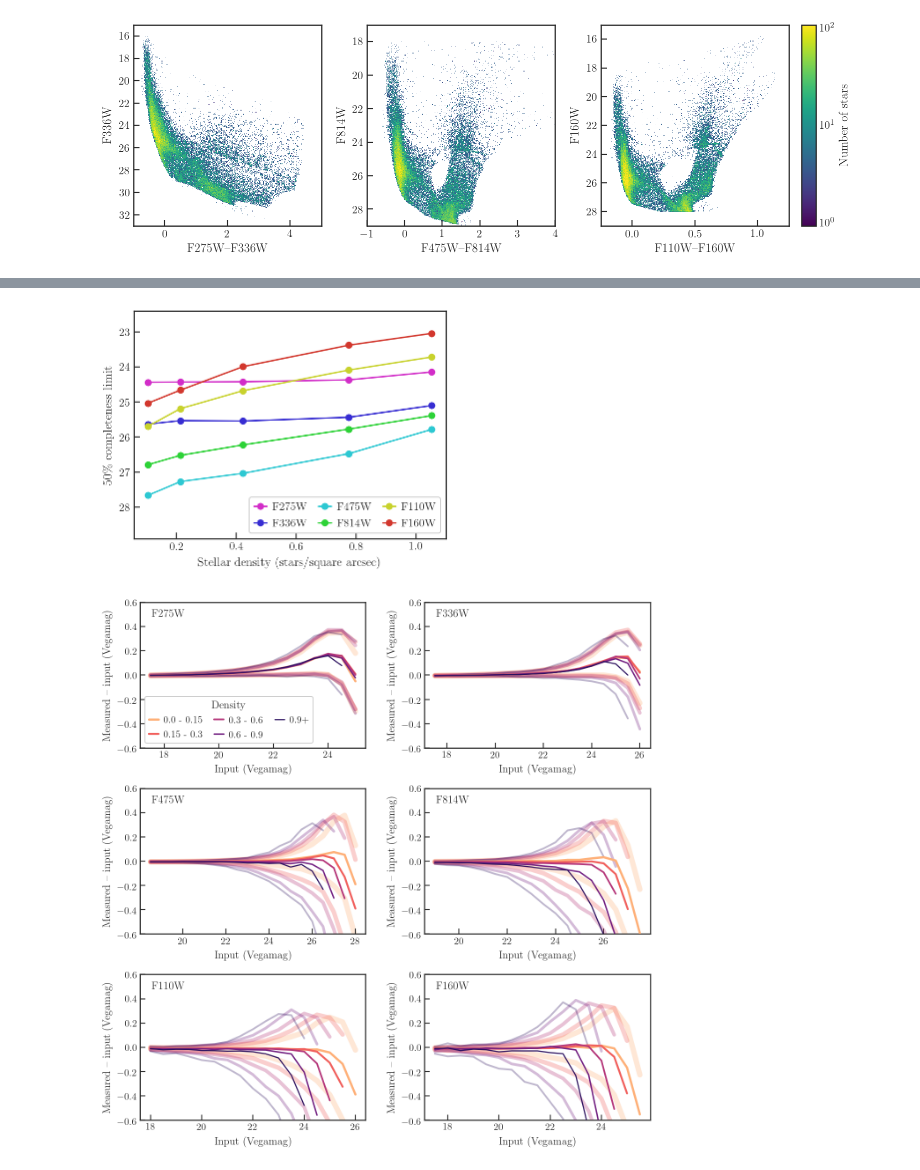
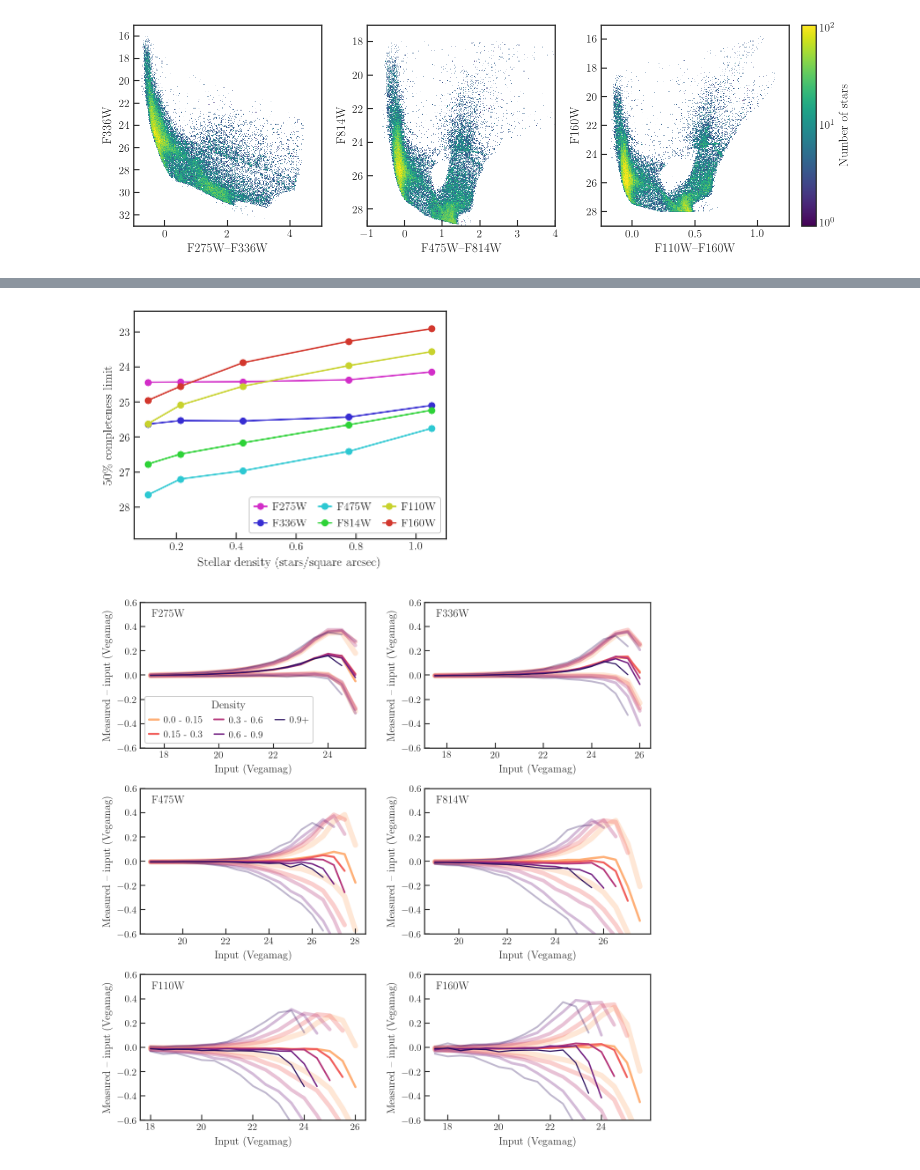
Before and after one commit to meredith-durbin/m33_survey_plots, a Jupyter notebook: AST plots.ipynb, the cells around one changed output, grey strips where cells are left out. Saved outputs shown, nothing was run; the diff lists cells and outputs as text; code cells hidden in the pictures.

```diff
--- a/AST plots.ipynb
+++ b/AST plots.ipynb
@@ -59,7 +59,7 @@ def read_artstars(infile):
     for f in ds.get_column_names(regex='F.*?W_IN'):
         filt = f.split('_')[0]
         ds.add_column(f'{filt}_DELTA', ds[f'{filt}_VEGA-{filt}_IN'].evaluate())
-        selection = f'({filt}_GST) & (DPOS < 2) & (abs({filt}_DELTA) < 2)'
+        selection = f'({filt}_GST) & (DPOS < 2) & (abs({filt}_DELTA) < 1)'
         ds.select(selection, name=f'{filt}_detected')
         is_detected = ds.evaluate_selection_mask(f'{filt}_detected').astype(int)
         ds.add_column(f'{filt}_DET', is_detected)
@@ -192,7 +192,7 @@ ax.set_xlabel('Stellar density (stars/square arcsec)')
 ax.set_ylabel('50\% completeness limit')
 fig.savefig('figures/density_completeness_summary.pdf', bbox_inches='tight')
 # %% [output]
-[figure, old version]
+[figure, new version]
 # %%
 df_comp['bin_lo'] = [0, 0.15, 0.3, 0.6, 0.9]
 df_comp['bin_hi'] = [0.15, 0.3, 0.6, 0.9, 10]
@@ -212,7 +212,9 @@ def plot_bias(ds, df_bias=df_bias, filters=filters, df_comp=df_comp.reset_index(
     for i, filt in enumerate(filters):
         ax = axes[i]
         pmin = 0.3 if (filt in ['F160W', 'F336W']) else 0.5 if (filt in ['F275W','F110W']) else 5
-        x0 = max(myround(ds.percentile_approx(f'{filt}_IN', pmin, selection=f'{filt}_detected')), 18)
+        pct = ds.percentile_approx(f'{filt}_IN', pmin, selection=f'{filt}_detected',
+                                   binby=[f'{filt}_IN'], limits=[-1000, 1000], shape=1)[0]
+        x0 = max(myround(pct), 18)
         for j in df_comp.index.values:
             density = df_comp.loc[j, ['bin_lo','bin_hi']].values
             txt = f'{density[0]} - {density[1]}' if (density[1] < 5) else f'{density[0]}+'
@@ -221,34 +223,34 @@ def plot_bias(ds, df_bias=df_bias, filters=filters, df_comp=df_comp.reset_index(
             mask = ds.evaluate_selection_mask(f'({filt}_detected) & (DENSITY_BIN == {j+1})')
             ds.add_column(f'{filt}_{j}', mask)
             ds_ = ds[ds[f'{filt}_{j}'] == 1].extract()
             bc = ds_.bin_centers(f'{filt}_IN', **shape_kwargs)
             p16, p50, p84 = ds_.percentile_approx(f'{filt}_DELTA', [16, 50, 84],
                                                   binby=f'{filt}_IN', #selection=f'{filt}_sc',
                                                   **pc_kwargs, **shape_kwargs)
             l0, = ax.plot(bc, p50, lw=2.5-(0.3*j), zorder=1000+j, label=txt)
             ax.plot(bc, p16, alpha=0.3, lw=6-j, color=l0.get_color(), zorder=j)
             ax.plot(bc, p84, alpha=0.3, lw=6-j, color=l0.get_color(), zorder=j)
             dol = ds_.median_approx(f'{filt}_ERR', binby=f'{filt}_IN',
                                     **pc_kwargs, **shape_kwargs)
             df_bias.loc[(df_comp.loc[j, 'index'], filt, bc), 'Bias'] = p50
             df_bias.loc[(df_comp.loc[j, 'index'], filt, bc), 'Uncertainty'] = (p84 - p16) / 2
             df_bias.loc[(df_comp.loc[j, 'index'], filt, bc), 'DOLPHOT'] = dol
         ax.set_ylim(-0.6, 0.6)
         ax.set_xlabel(f'Input (Vegamag)')
         ax.set_ylabel(f'Measured -- input (Vegamag)')
         if filt == 'F275W':
             ax.legend(loc='lower left', ncol=3, handlelength=1,
                       columnspacing=1.2, title='Density')
         ax.text(0.05, 0.95, filt, ha='left', va='top',
                 transform=ax.transAxes)
     fig.tight_layout(w_pad=2, h_pad=1)
     return fig
 
 with sns.color_palette(sns.color_palette('magma_r', 11)[1::2]):
     fig = plot_bias(ds)
 fig.savefig('figures/ast_bias_uncertainty.pdf', bbox_inches='tight')
 # %% [output]
-[figure, old version]
+[figure, new version]
 # %%
 df_bias['Ratio'] = df_bias['Uncertainty']/df_bias['DOLPHOT']
 df_bias = df_bias.dropna(subset=['Bias','Uncertainty'])
```
Also changed, not shown: parts of 3 cells of this notebook, 14 other files.
